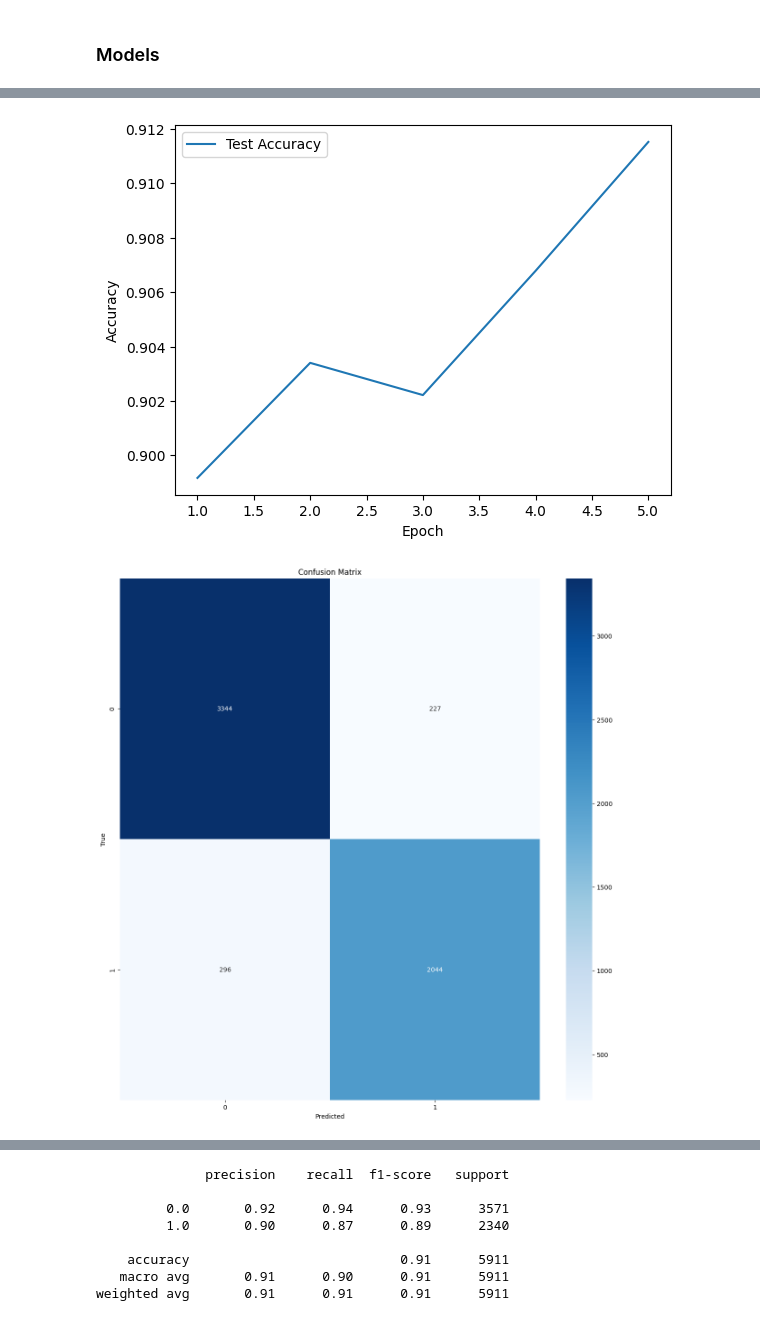
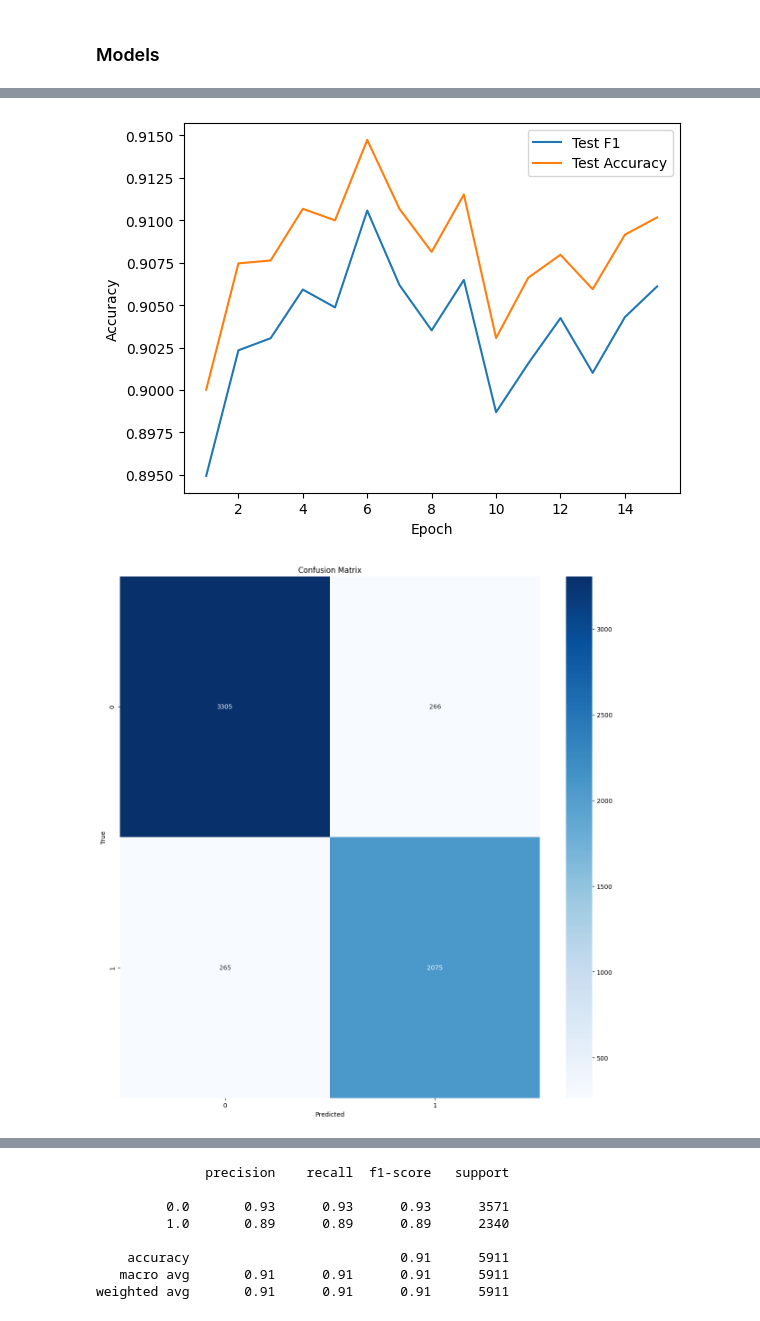
Before and after one commit to dsrestrepo/Foundational-Multimodal-Fusion-Benchmark, a Jupyter notebook: embed_model_fakeddit.ipynb, the cells around one changed output, grey strips where cells are left out. Saved outputs shown, nothing was run; the diff lists cells and outputs as text; code cells hidden in the pictures.

```diff
--- a/embed_model_fakeddit.ipynb
+++ b/embed_model_fakeddit.ipynb
@@ -21,3 +19,6 @@ text_path, images_path = os.listdir(PATH)
+# %%
+text_path = 'text_embeddings.csv'
+images_path = 'Embeddings_dinov2_base.csv'
 # %% [markdown]
 ## Get data
 # %% [markdown]
@@ -106,6 +107,6 @@ multilabel = False
 # %%
 # Train early fusion model
 print("Training Early Fusion Model:")
-train_early_fusion(train_loader, test_loader, text_input_size, image_input_size, output_size, num_epochs=5, multilabel=multilabel, report=True, p=0.2)
+train_early_fusion(train_loader, test_loader, text_input_size, image_input_size, output_size, num_epochs=15, multilabel=multilabel, report=True, p=0.2)
 # %% [output]
 Training Early Fusion Model:
@@ -146,2 +155,2 @@ Total Inference Time per Epoch: 1.97 seconds
-[figure, old version]
+[figure, new version]
-[figure, old version]
+[figure, new version]
@@ -149,10 +158,10 @@ Total Inference Time per Epoch: 1.97 seconds
               precision    recall  f1-score   support
 
-         0.0       0.92      0.94      0.93      3571
-         1.0       0.90      0.87      0.89      2340
+         0.0       0.93      0.93      0.93      3571
+         1.0       0.89      0.89      0.89      2340
 
     accuracy                           0.91      5911
-   macro avg       0.91      0.90      0.91      5911
+   macro avg       0.91      0.91      0.91      5911
 weighted avg       0.91      0.91      0.91      5911
 # %%
 # Train late fusion model
```
Also changed, not shown: parts of 3 cells of this notebook, 39 other files.
